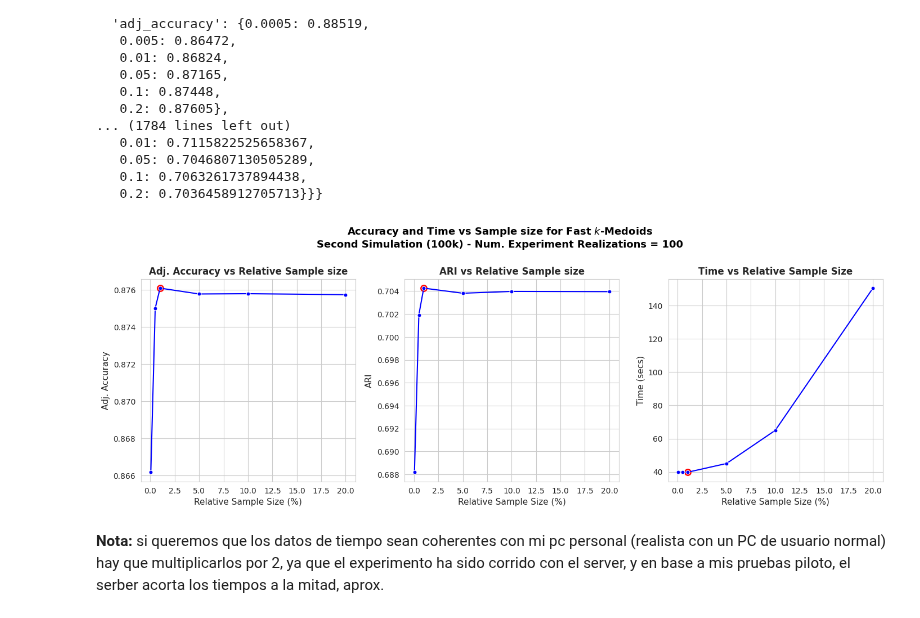
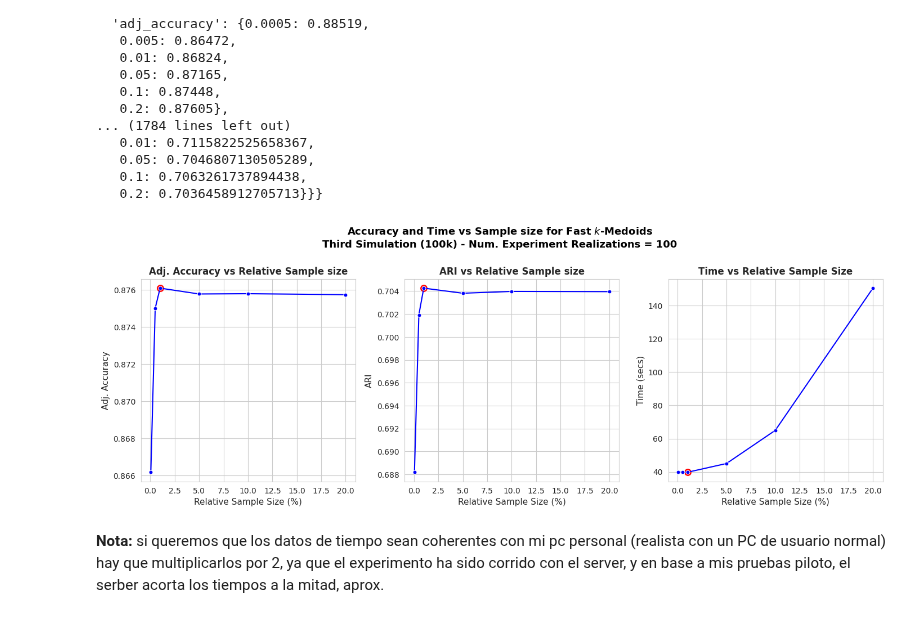
Before and after one commit to FabioScielzoOrtiz/db-robust-clust-paper-code, a Jupyter notebook: notebooks/experiments_simulation_3.ipynb, the cells around one changed output. Drawn from its saved outputs; the diff is of its cells as text; code cells hidden in the pictures.

```diff
--- a/notebooks/experiments_simulation_3.ipynb
+++ b/notebooks/experiments_simulation_3.ipynb
@@ -171,4 +171,4 @@ Proportion of pair-wise correlation < 0.30 (in abs. value):  0.71
 # %% [markdown]
 ## Experiment 1: Accuracy and computation time for Fast k-medoids (section 3.2)
 # %%
-run_experiment_1 = True
+run_experiment_1 = False
@@ -525,35 +514,35 @@ sns.lineplot(
     y=time_list,
     color='blue', marker='o', markersize=5, ax=axes[2]
 )
 
 axes[0].set_title('Adj. Accuracy vs Relative Sample size', size=12, weight='bold')
 axes[0].set_ylabel('Adj. Accuracy', size=11)
 #axes[0].set_yticks(np.round(np.linspace(np.min(best_accuracy_values), np.max(best_accuracy_values), 7),3))
 
 axes[1].set_title('ARI vs Relative Sample size', size=12, weight='bold')
 axes[1].set_ylabel('ARI', size=11)
 #axes[1].set_yticks(np.round(np.linspace(np.min(best_accuracy_values), np.max(best_accuracy_values), 7),3))
 
 axes[2].set_title('Time vs Relative Sample Size', size=12, weight='bold')
 axes[2].set_ylabel('Time (secs)', size=11)
 #axes[2].set_yticks(np.round(np.linspace(np.min(times_values), np.max(times_values), 7),1))
 
 for i in range(len(axes)):
     #axes[i].set_xticks(np.round(np.linspace(np.min(data_perc_sizes), np.max(data_perc_sizes), 7),1))
     axes[i].set_xlabel('Relative Sample Size (%)', size=11)
 
 #plt.tight_layout()
 plt.subplots_adjust(top=0.83)
-plt.suptitle('Accuracy and Time vs Sample size for Fast $k$-Medoids\nSecond Simulation (100k) - Num. Experiment Realizations = 100', fontsize=13, y=1.02, weight='bold', color='black', alpha=1)
+plt.suptitle('Accuracy and Time vs Sample size for Fast $k$-Medoids\nThird Simulation (100k) - Num. Experiment Realizations = 100', fontsize=13, y=1.02, weight='bold', color='black', alpha=1)
 plt.subplots_adjust(hspace=0.5, wspace=0.23)
 
 plot_filename = f'plot_results_exp_1_simu_3_{file_id}.png'
 plot_save_path = os.path.join(results_folder_path, plot_filename)
 fig.savefig(plot_save_path, format='png', dpi=300, bbox_inches="tight", pad_inches=0.2)
 
 plt.show()
 # %% [output]
-[figure, old version]
+[figure, new version]
 # %% [markdown]
 **Nota:** si queremos que los datos de tiempo sean coherentes con mi pc personal (realista con un PC de  usuario normal) hay que multiplicarlos por 2, ya que el experimento ha sido corrido con el server, y en base a mis pruebas piloto, el serber acorta los tiempos a la mitad, aprox.
 # %%
```
Also changed, not shown: parts of 19 cells of this notebook, 8 other files.
